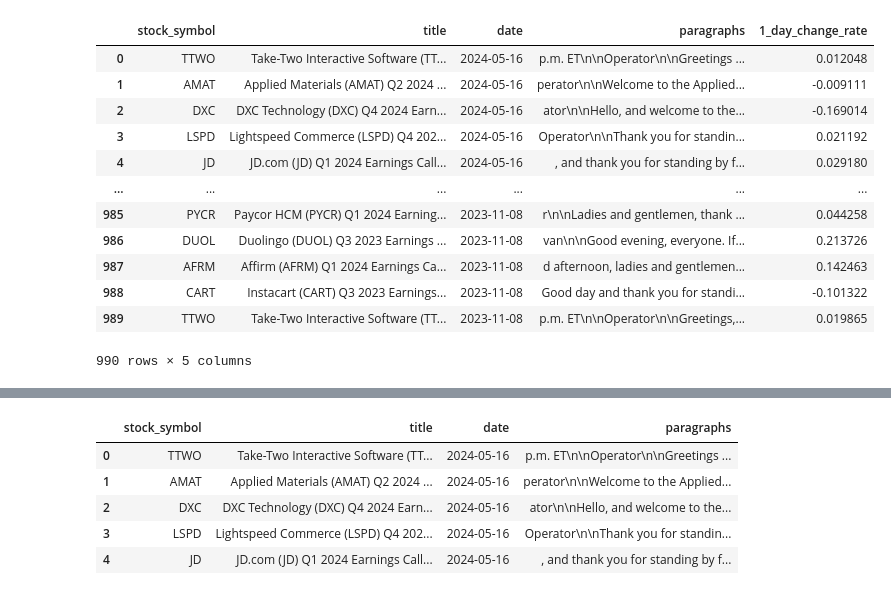
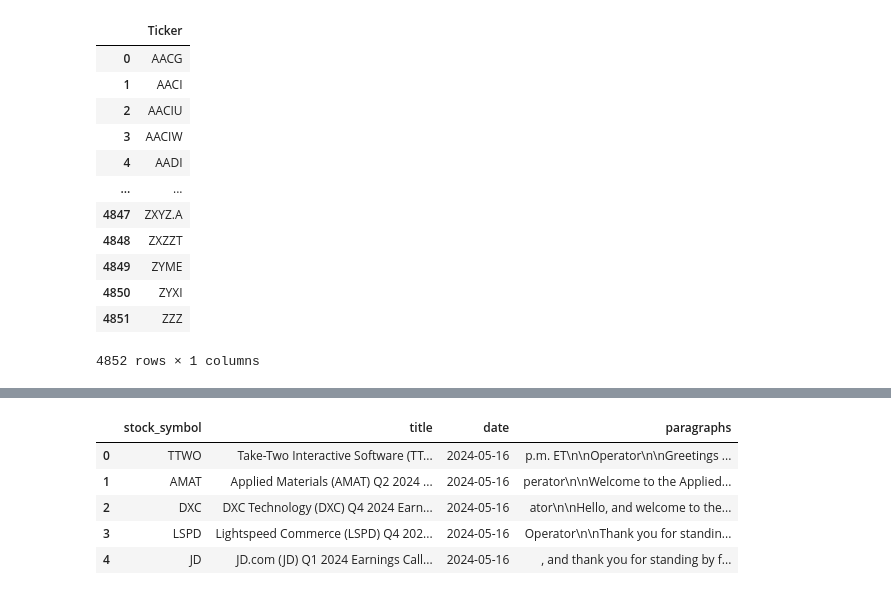
Before and after one commit to WangZiRongPraetorianGuard/earnings-call-predict-stock-price-movement, a Jupyter notebook: preprocess_stock_price_volatility.ipynb, the cells around one changed output, grey strips where cells are left out. Drawn from its saved outputs; the diff is of its cells as text; code cells hidden in the pictures.

```diff
--- a/preprocess_stock_price_volatility.ipynb
+++ b/preprocess_stock_price_volatility.ipynb
@@ -1,20 +21,20 @@
 # %%
 import pandas as pd
 # 讀取 CSV 檔案到資料框中
-df = pd.read_csv('0522_price_volatility_ver4.csv')
+nasdaq_tickers = pd.read_csv('nasdaq_tickers.csv')
 # 顯示資料框的前幾行
-df
+nasdaq_tickers
 # %% [output]
-|  | stock_symbol | title | date | paragraphs | 1_day_change_rate |
-| 0 | TTWO | Take-Two Interactive Software (TT... | 2024-05-16 | p.m. ET\n\nOperator\n\nGreetings ... | 0.012048 |
-| 1 | AMAT | Applied Materials (AMAT) Q2 2024 ... | 2024-05-16 | perator\n\nWelcome to the Applied... | -0.009111 |
-| 2 | DXC | DXC Technology (DXC) Q4 2024 Earn... | 2024-05-16 | ator\n\nHello, and welcome to the... | -0.169014 |
-| 3 | LSPD | Lightspeed Commerce (LSPD) Q4 202... | 2024-05-16 | Operator\n\nThank you for standin... | 0.021192 |
-| 4 | JD | JD.com (JD) Q1 2024 Earnings Call... | 2024-05-16 | , and thank you for standing by f... | 0.029180 |
-| ... | ... | ... | ... | ... | ... |
-| 985 | PYCR | Paycor HCM (PYCR) Q1 2024 Earning... | 2023-11-08 | r\n\nLadies and gentlemen, thank ... | 0.044258 |
-| 986 | DUOL | Duolingo (DUOL) Q3 2023 Earnings ... | 2023-11-08 | van\n\nGood evening, everyone. If... | 0.213726 |
-| 987 | AFRM | Affirm (AFRM) Q1 2024 Earnings Ca... | 2023-11-08 | d afternoon, ladies and gentlemen... | 0.142463 |
-| 988 | CART | Instacart (CART) Q3 2023 Earnings... | 2023-11-08 | Good day and thank you for standi... | -0.101322 |
-| 989 | TTWO | Take-Two Interactive Software (TT... | 2023-11-08 | p.m. ET\n\nOperator\n\nGreetings,... | 0.019865 |
+|  | Ticker |
+| 0 | AACG |
+| 1 | AACI |
+| 2 | AACIU |
+| 3 | AACIW |
+| 4 | AADI |
+| ... | ... |
+| 4847 | ZXYZ.A |
+| 4848 | ZXZZT |
+| 4849 | ZYME |
+| 4850 | ZYXI |
+| 4851 | ZZZ |
-990 rows × 5 columns
+4852 rows × 1 columns
```
Also changed, not shown: parts of 10 cells of this notebook, 12 other files.
